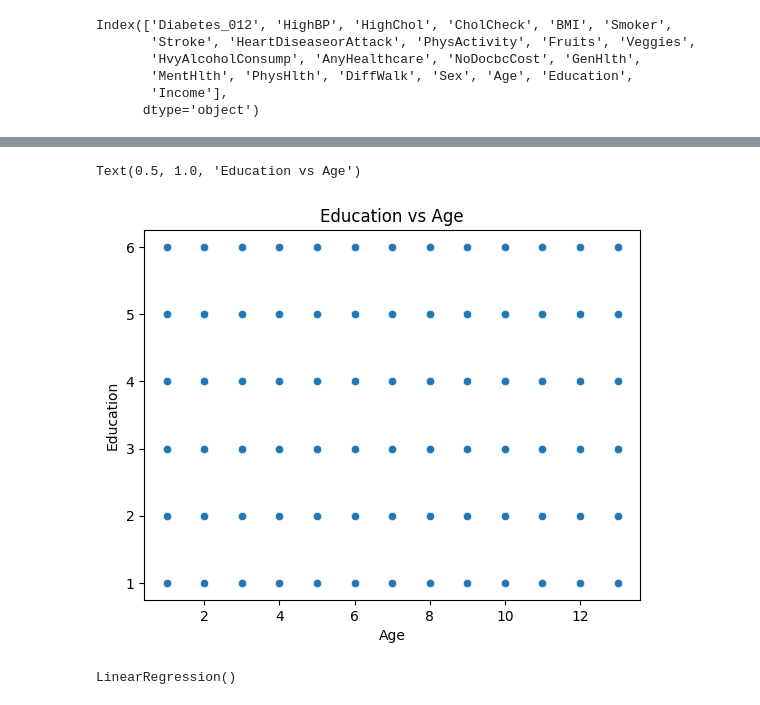
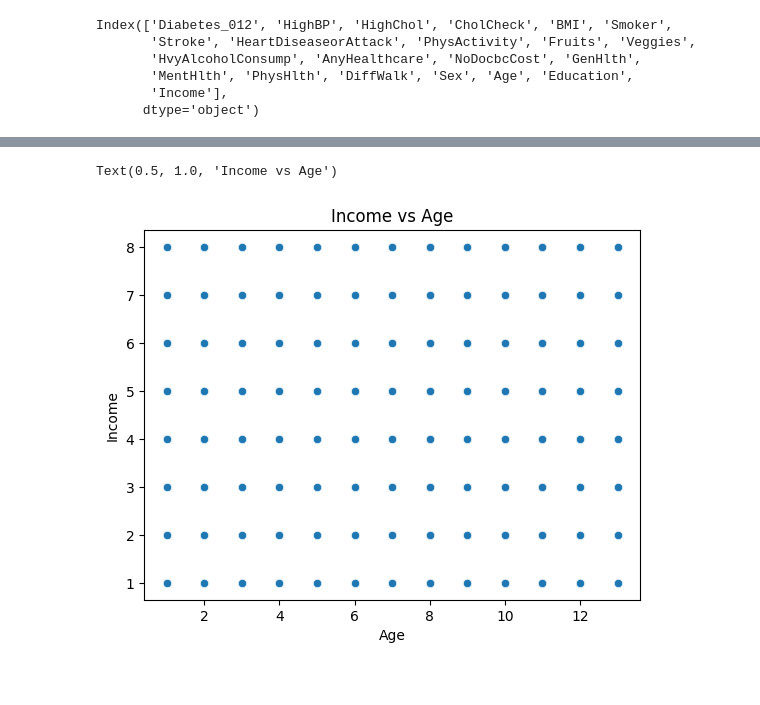
Before and after one commit to Vanshaj14Mohan/AIML-College, a Jupyter notebook: Assignment Six/main.ipynb, the cells around one changed output, grey strips where cells are left out. Cells and saved outputs as stored; diff of their text form; code cells hidden in the pictures.

```diff
--- a/Assignment Six/main.ipynb
+++ b/Assignment Six/main.ipynb
@@ -243,20 +229,30 @@ fig = px.bar(age_edu, x="Age", y="Education", title="Age Vs Education", color_di
 fig.show()
 # %%
 #Scatter Plot
-sns.scatterplot(data=df, y="Education", x="Age")
-plt.title("Education vs Age")
+sns.scatterplot(data=df, y="Income", x="Age")
+plt.title("Income vs Age")
 # %% [output]
-Text(0.5, 1.0, 'Education vs Age')
+Text(0.5, 1.0, 'Income vs Age')
-[figure, old version]
+[figure, new version]
 # %%
 x_train,x_test,y_train,y_test = train_test_split(x,y,test_size=0.2,random_state=0)
 # %%
 # regressor = LinearRegression()
 # regressor.fit(x_train,y_train)
+# x_train.columns = x_train.columns.astype(str)
+# regressor.fit(x_train, y_train)
+
+from sklearn.linear_model import LinearRegression
+
 x_train.columns = x_train.columns.astype(str)
+x_test.columns = x_test.columns.astype(str)
+
+# Define and fit the model
+regressor = LinearRegression()
 regressor.fit(x_train, y_train)
+
+# Make predictions
+y_pred = regressor.predict(x_test)
-# %% [output]
-LinearRegression()
 # %%
 # y_pred = regressor.predict(x_test)
 # Convert both train and test column names to string
```
Also changed, not shown: parts of 25 cells of this notebook.
